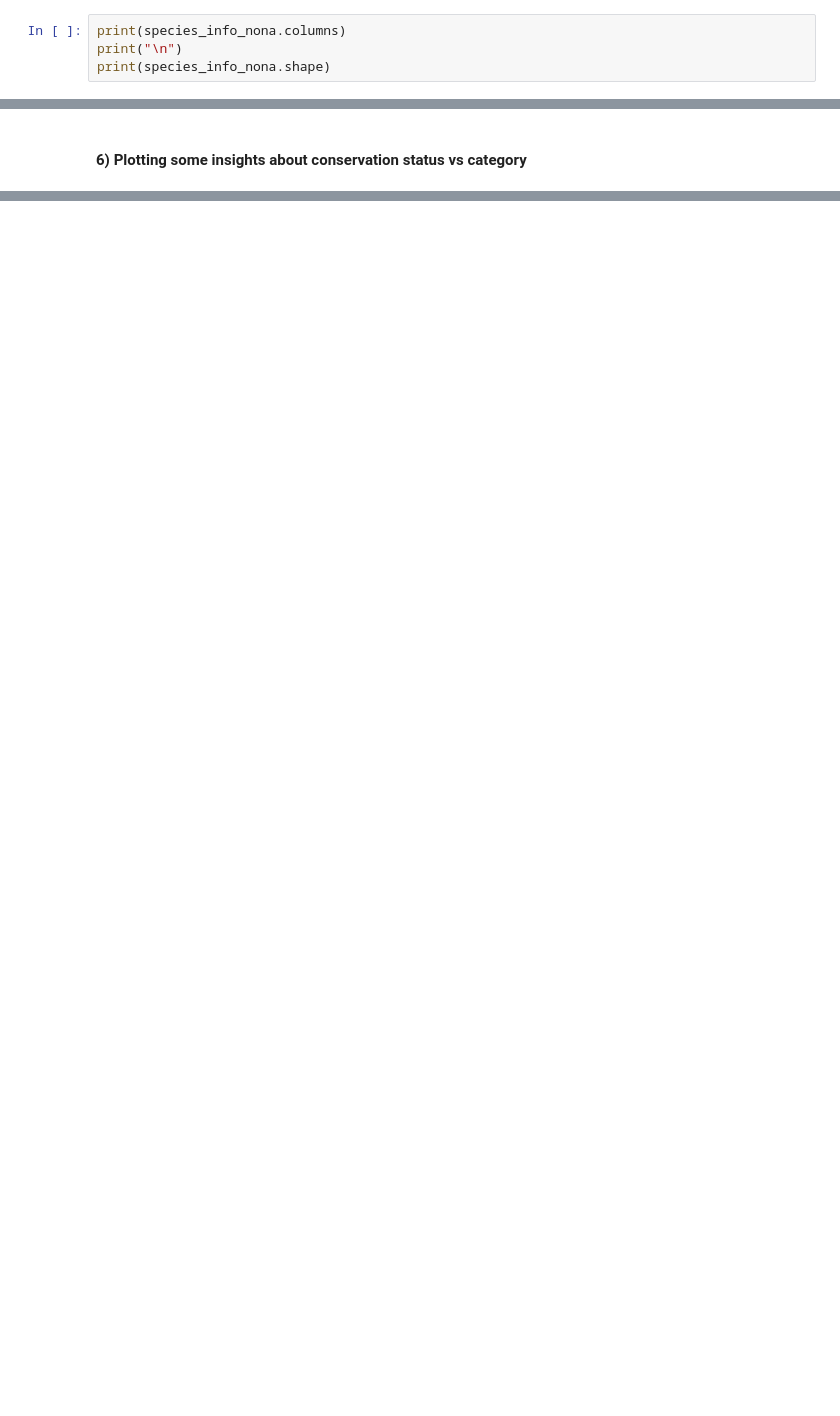
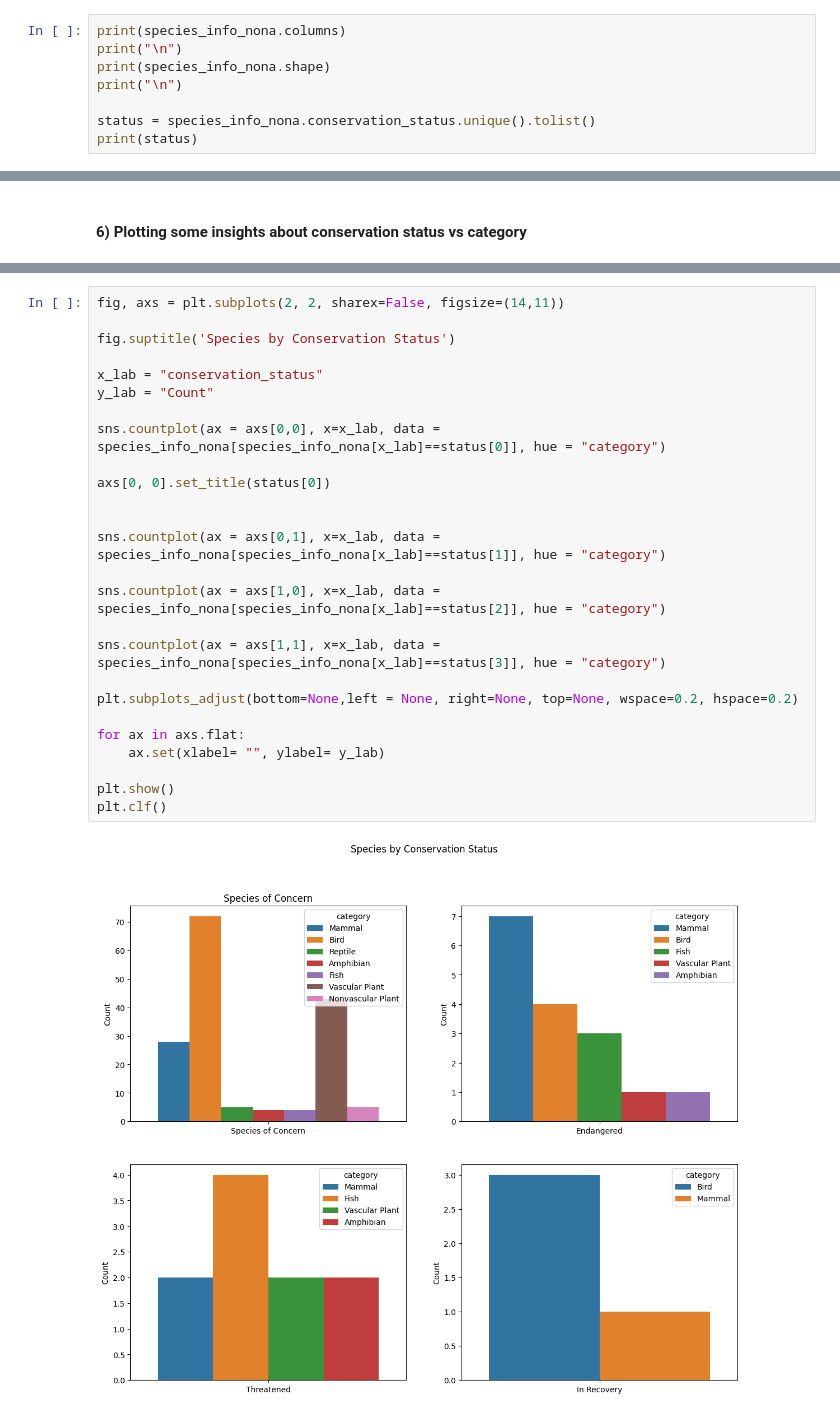
Before and after one commit to paasxx/Biodiversity-in-National-Parks, a Jupyter notebook: biodiversity.ipynb, the cells around one changed output, grey strips where cells are left out. Cells and saved outputs as stored; diff of their text form; blank space fills up the shorter version.

```diff
--- a/biodiversity.ipynb
+++ b/biodiversity.ipynb
@@ -115,6 +114,10 @@ species_info_nona = species_info.dropna()
 print(species_info_nona.columns)
 print("\n")
 print(species_info_nona.shape)
+print("\n")
+
+status = species_info_nona.conservation_status.unique().tolist()
+print(status)
 # %% [output]
 Index(['category', 'scientific_name', 'common_names', 'conservation_status'], dtype='object')
 
@@ -148,0 +146,28 @@ g.despine(left=True)
+# %%
+fig, axs = plt.subplots(2, 2, sharex=False, figsize=(14,11))
+
+fig.suptitle('Species by Conservation Status')
+
+x_lab = "conservation_status"
+y_lab = "Count"
+
+sns.countplot(ax = axs[0,0], x=x_lab, data = species_info_nona[species_info_nona[x_lab]==status[0]], hue = "category")
+
+axs[0, 0].set_title(status[0])
+
+
+sns.countplot(ax = axs[0,1], x=x_lab, data = species_info_nona[species_info_nona[x_lab]==status[1]], hue = "category")
+
+sns.countplot(ax = axs[1,0], x=x_lab, data = species_info_nona[species_info_nona[x_lab]==status[2]], hue = "category")
+
+sns.countplot(ax = axs[1,1], x=x_lab, data = species_info_nona[species_info_nona[x_lab]==status[3]], hue = "category")
+
+plt.subplots_adjust(bottom=None,left = None, right=None, top=None, wspace=0.2, hspace=0.2)
+
+for ax in axs.flat:
+    ax.set(xlabel= "", ylabel= y_lab)
+
+plt.show()
+plt.clf()
+# %% [output]
+[figure, added]
```
Also changed, not shown: parts of 12 cells of this notebook.
